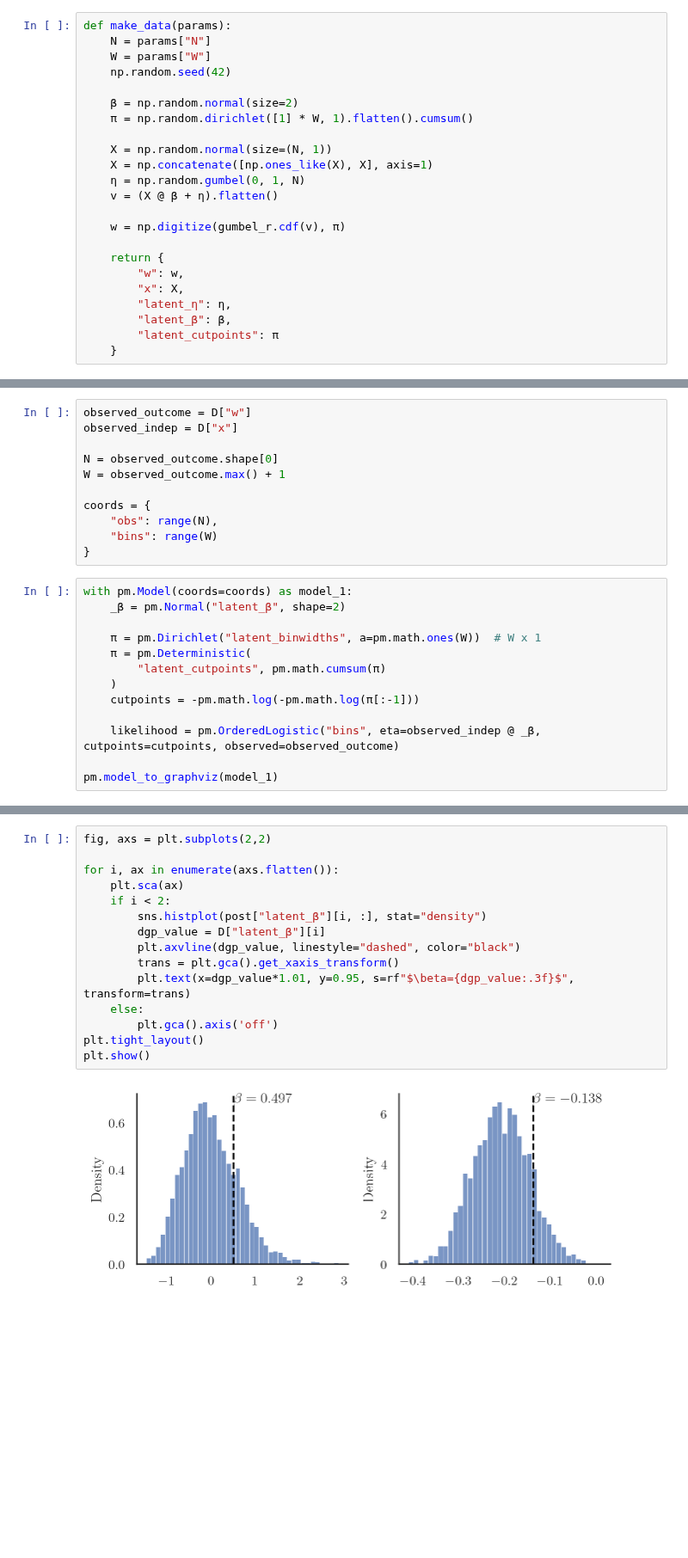
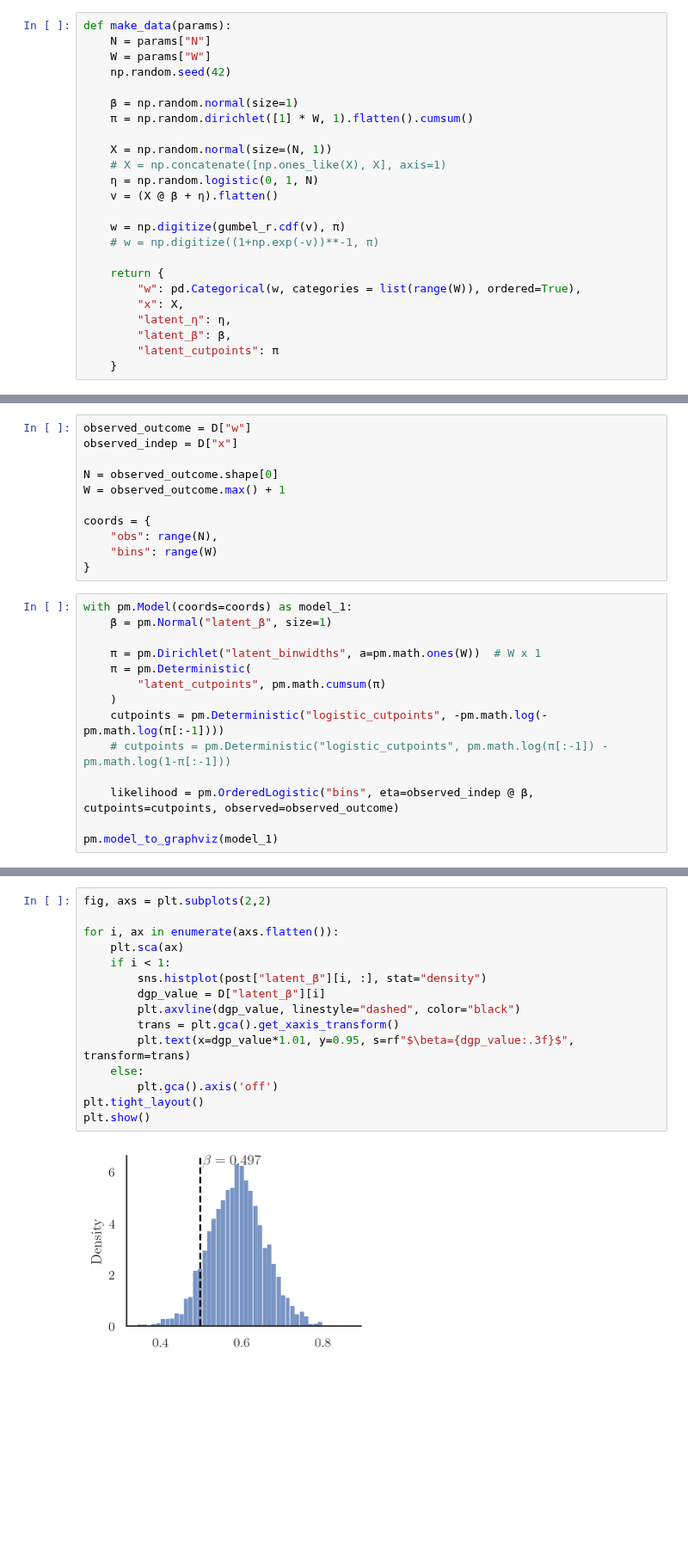
Before and after one commit to dyavorsky/likert_dualresponse, a Jupyter notebook: notebooks/pymc_sandbox.ipynb, the cells around one changed output, grey strips where cells are left out. Shown at 86% size. Cells and saved outputs as stored; diff of their text form; blank space fills up the shorter version.

```diff
--- a/notebooks/pymc_sandbox.ipynb
+++ b/notebooks/pymc_sandbox.ipynb
@@ -350,18 +338,19 @@ def make_data(params):
     W = params["W"]
     np.random.seed(42)
 
-    β = np.random.normal(size=2)
+    β = np.random.normal(size=1)
     π = np.random.dirichlet([1] * W, 1).flatten().cumsum()
 
     X = np.random.normal(size=(N, 1))
-    X = np.concatenate([np.ones_like(X), X], axis=1)
-    η = np.random.gumbel(0, 1, N)
+    # X = np.concatenate([np.ones_like(X), X], axis=1)
+    η = np.random.logistic(0, 1, N)
     v = (X @ β + η).flatten()
 
     w = np.digitize(gumbel_r.cdf(v), π)
+    # w = np.digitize((1+np.exp(-v))**-1, π)
 
     return {
-        "w": w,
+        "w": pd.Categorical(w, categories = list(range(W)), ordered=True),
         "x": X,
         "latent_η": η,
         "latent_β": β,
@@ -397,15 +391,16 @@ coords = {
 }
 # %%
 with pm.Model(coords=coords) as model_1:
-    _β = pm.Normal("latent_β", shape=2)
+    β = pm.Normal("latent_β", size=1)
 
     π = pm.Dirichlet("latent_binwidths", a=pm.math.ones(W))  # W x 1
     π = pm.Deterministic(
         "latent_cutpoints", pm.math.cumsum(π)
     )
-    cutpoints = -pm.math.log(-pm.math.log(π[:-1]))
+    cutpoints = pm.Deterministic("logistic_cutpoints", -pm.math.log(-pm.math.log(π[:-1])))
+    # cutpoints = pm.Deterministic("logistic_cutpoints", pm.math.log(π[:-1]) - pm.math.log(1-π[:-1]))
 
-    likelihood = pm.OrderedLogistic("bins", eta=observed_indep @ _β, cutpoints=cutpoints, observed=observed_outcome)
+    likelihood = pm.OrderedLogistic("bins", eta=observed_indep @ β, cutpoints=cutpoints, observed=observed_outcome)
 
 pm.model_to_graphviz(model_1)
 # %% [output]
@@ -433,20 +428,20 @@ Sampling: [bins]
 # %%
 fig, axs = plt.subplots(2,2)
 
 for i, ax in enumerate(axs.flatten()):
     plt.sca(ax)
-    if i < 2:
+    if i < 1:
         sns.histplot(post["latent_β"][i, :], stat="density")
         dgp_value = D["latent_β"][i]
         plt.axvline(dgp_value, linestyle="dashed", color="black")
         trans = plt.gca().get_xaxis_transform()
         plt.text(x=dgp_value*1.01, y=0.95, s=rf"$\beta={dgp_value:.3f}$", transform=trans)
     else:
         plt.gca().axis('off')
 plt.tight_layout()
 plt.show()
 # %% [output]
-[figure, old version]
+[figure, new version]
 # %%
 fig, axs = plt.subplots(2,2)
 
```
Also changed, not shown: parts of 16 cells of this notebook, 2 other files.
